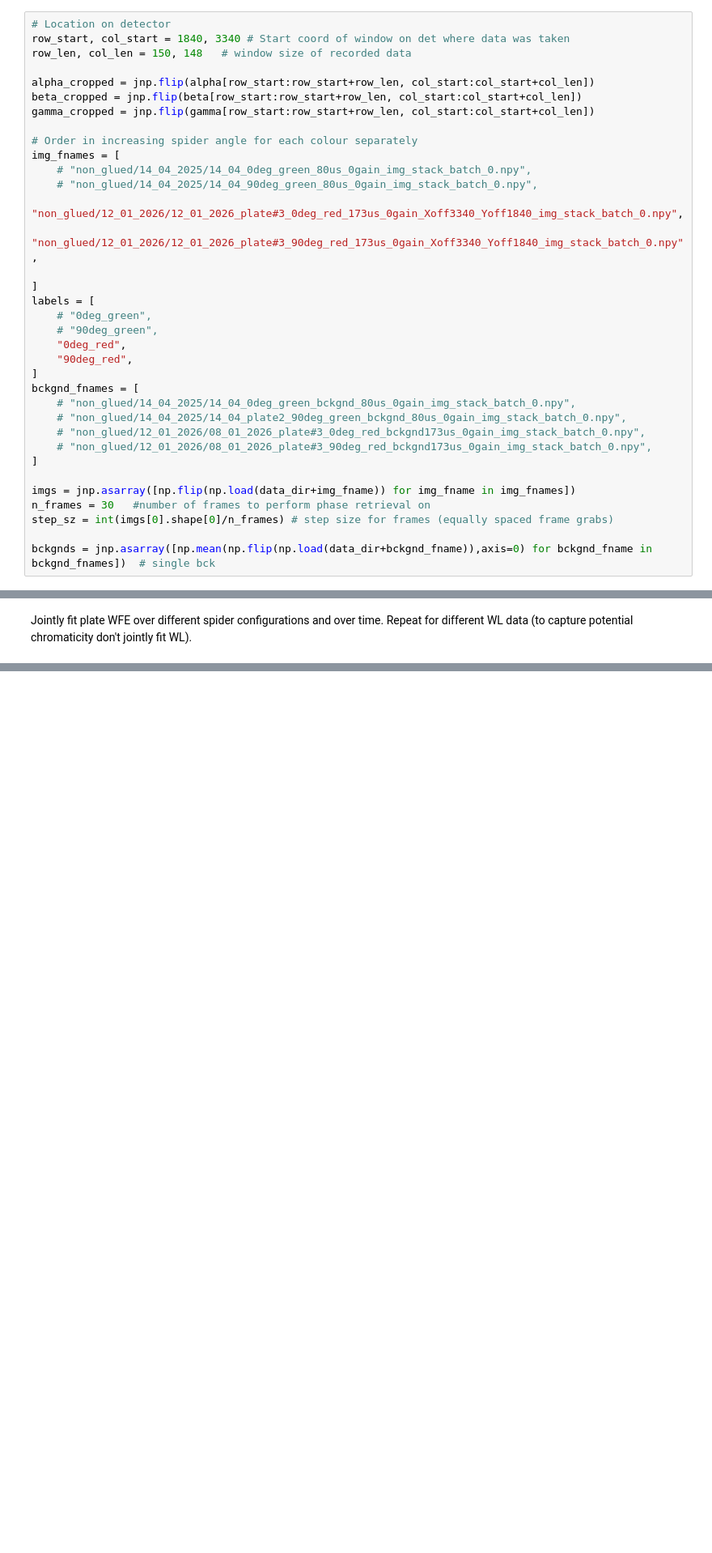
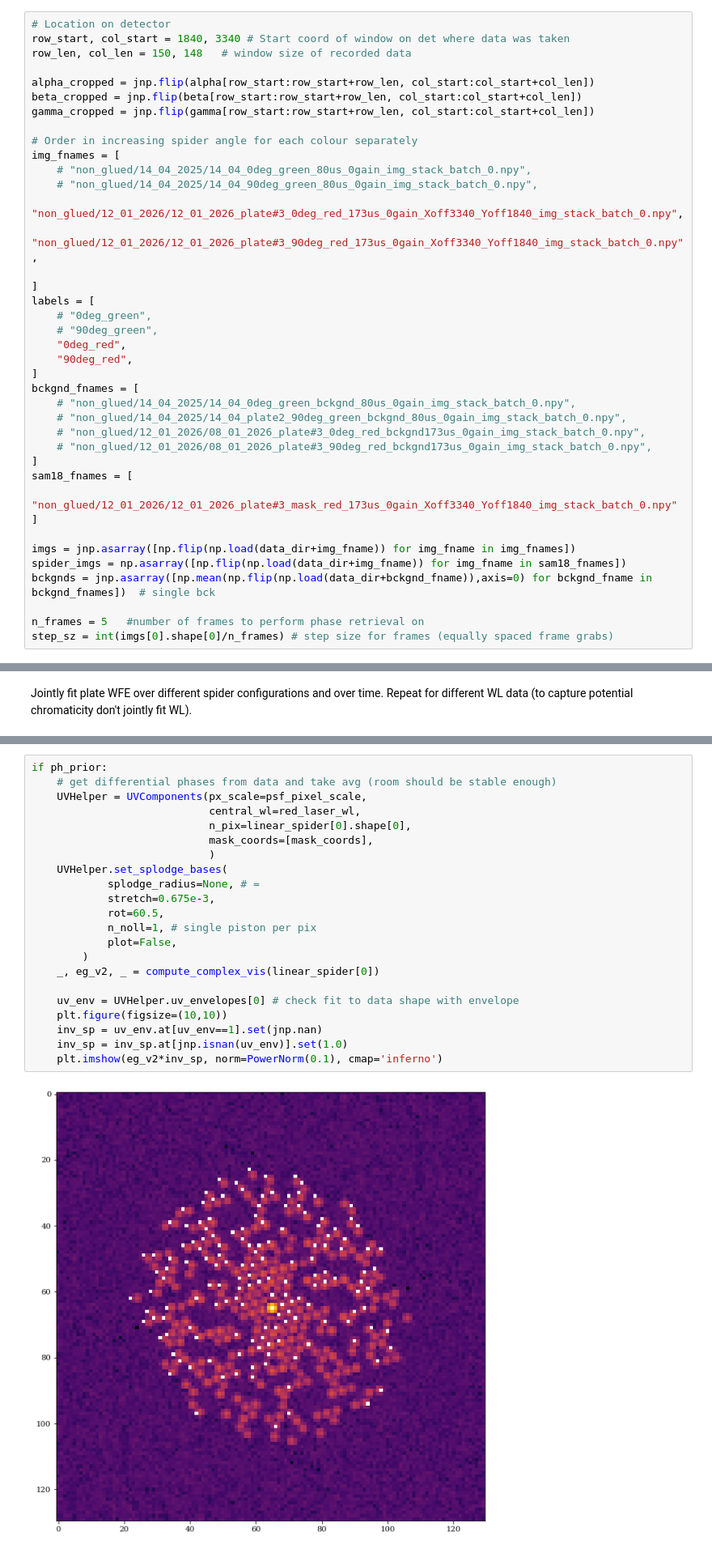
Before and after one commit to TolimanSpace/toliman_dp_design_testing, a Jupyter notebook: Gluing_Characterisation_1_26.ipynb, the cells around one changed output, grey strips where cells are left out. Shown at 81% size. Drawn from its saved outputs; the diff is of its cells as text; blank space fills up the shorter version.

```diff
--- a/Gluing_Characterisation_1_26.ipynb
+++ b/Gluing_Characterisation_1_26.ipynb
@@ -278,10 +277,14 @@ bckgnd_fnames = [
     # "non_glued/12_01_2026/08_01_2026_plate#3_0deg_red_bckgnd173us_0gain_img_stack_batch_0.npy",
     # "non_glued/12_01_2026/08_01_2026_plate#3_90deg_red_bckgnd173us_0gain_img_stack_batch_0.npy",
 ]
+sam18_fnames = [
+    "non_glued/12_01_2026/12_01_2026_plate#3_mask_red_173us_0gain_Xoff3340_Yoff1840_img_stack_batch_0.npy"
+]
 
 imgs = jnp.asarray([np.flip(np.load(data_dir+img_fname)) for img_fname in img_fnames])
-n_frames = 30   #number of frames to perform phase retrieval on
+spider_imgs = np.asarray([np.flip(np.load(data_dir+img_fname)) for img_fname in sam18_fnames])
+bckgnds = jnp.asarray([np.mean(np.flip(np.load(data_dir+bckgnd_fname)),axis=0) for bckgnd_fname in bckgnd_fnames])  # single bck
+
+n_frames = 5   #number of frames to perform phase retrieval on
 step_sz = int(imgs[0].shape[0]/n_frames) # step size for frames (equally spaced frame grabs)
-
-bckgnds = jnp.asarray([np.mean(np.flip(np.load(data_dir+bckgnd_fname)),axis=0) for bckgnd_fname in bckgnd_fnames])  # single bck
 # %%
@@ -368,0 +474,24 @@ optimisers = [
+# %%
+if ph_prior:
+    # get differential phases from data and take avg (room should be stable enough)
+    UVHelper = UVComponents(px_scale=psf_pixel_scale,
+                            central_wl=red_laser_wl,
+                            n_pix=linear_spider[0].shape[0],
+                            mask_coords=[mask_coords],
+                            )
+    UVHelper.set_splodge_bases(
+            splodge_radius=None, # =
+            stretch=0.675e-3,
+            rot=60.5,
+            n_noll=1, # single piston per pix
+            plot=False,
+        )
+    _, eg_v2, _ = compute_complex_vis(linear_spider[0])
+
+    uv_env = UVHelper.uv_envelopes[0] # check fit to data shape with envelope
+    plt.figure(figsize=(10,10))
+    inv_sp = uv_env.at[uv_env==1].set(jnp.nan)
+    inv_sp = inv_sp.at[jnp.isnan(uv_env)].set(1.0)
+    plt.imshow(eg_v2*inv_sp, norm=PowerNorm(0.1), cmap='inferno')
+# %% [output]
+[figure, added]
```
Also changed, not shown: parts of 22 cells of this notebook, 2 other files.
